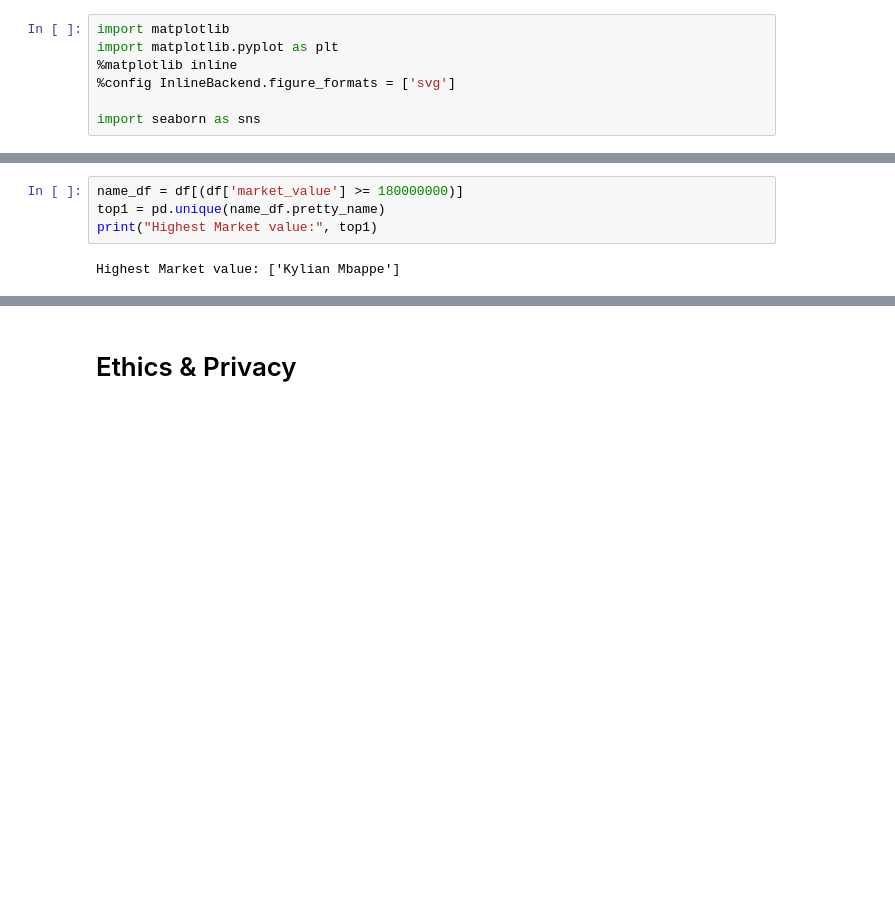
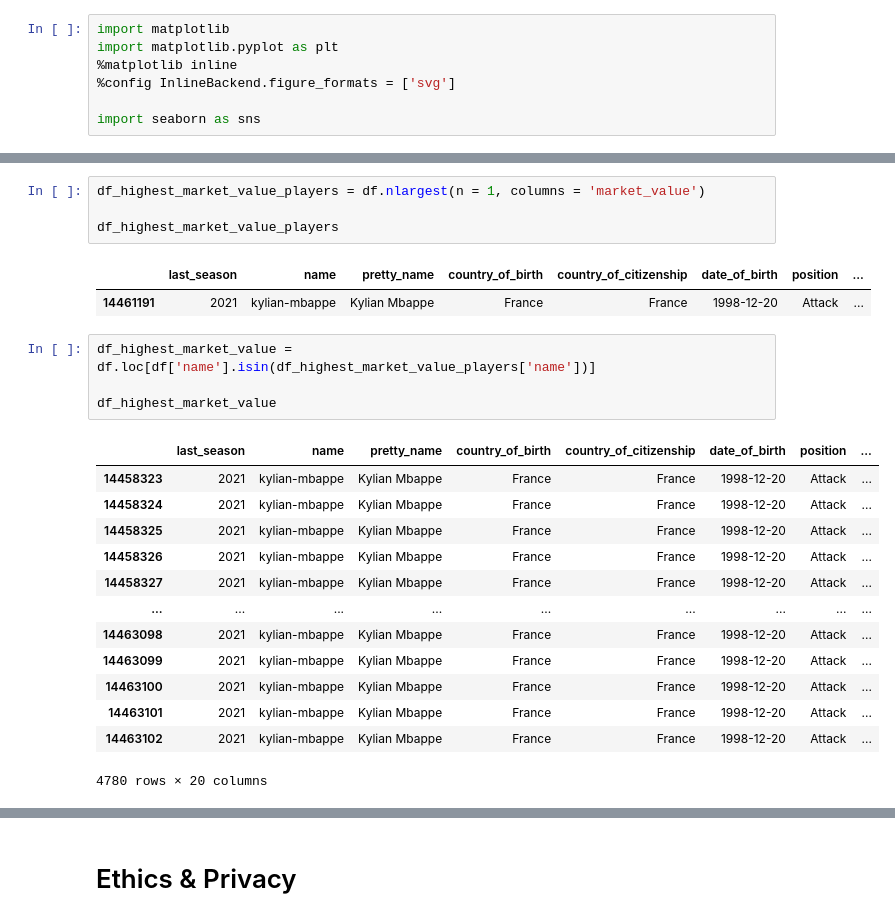
Before and after one commit to kade09/FifaMarketValueML, a Jupyter notebook: Checkpoint_group028.ipynb, the cells around one changed output, grey strips where cells are left out. Cells and saved outputs as stored; diff of their text form; blank space fills up the shorter version.

```diff
--- a/Checkpoint_group028.ipynb
+++ b/Checkpoint_group028.ipynb
@@ -419,8 +415,27 @@ sns.displot(data = df, x = 'market_value')
 [drawing not drawn]
-# %%
-name_df = df[(df['market_value'] >= 180000000)]
-top1 = pd.unique(name_df.pretty_name)
-print("Highest Market value:", top1)
-# %% [output]
-Highest Market value: ['Kylian Mbappe']
+# %%
+df_highest_market_value_players = df.nlargest(n = 1, columns = 'market_value')
+
+df_highest_market_value_players
+# %% [output]
+|  | last_season | name | pretty_name | country_of_birth | country_of_citizenship | date_of_birth | position | ... |
+| 14461191 | 2021 | kylian-mbappe | Kylian Mbappe | France | France | 1998-12-20 | Attack | ... |
+# %%
+df_highest_market_value = df.loc[df['name'].isin(df_highest_market_value_players['name'])]
+
+df_highest_market_value
+# %% [output]
+|  | last_season | name | pretty_name | country_of_birth | country_of_citizenship | date_of_birth | position | ... |
+| 14458323 | 2021 | kylian-mbappe | Kylian Mbappe | France | France | 1998-12-20 | Attack | ... |
+| 14458324 | 2021 | kylian-mbappe | Kylian Mbappe | France | France | 1998-12-20 | Attack | ... |
+| 14458325 | 2021 | kylian-mbappe | Kylian Mbappe | France | France | 1998-12-20 | Attack | ... |
+| 14458326 | 2021 | kylian-mbappe | Kylian Mbappe | France | France | 1998-12-20 | Attack | ... |
+| 14458327 | 2021 | kylian-mbappe | Kylian Mbappe | France | France | 1998-12-20 | Attack | ... |
+| ... | ... | ... | ... | ... | ... | ... | ... | ... |
+| 14463098 | 2021 | kylian-mbappe | Kylian Mbappe | France | France | 1998-12-20 | Attack | ... |
+| 14463099 | 2021 | kylian-mbappe | Kylian Mbappe | France | France | 1998-12-20 | Attack | ... |
+| 14463100 | 2021 | kylian-mbappe | Kylian Mbappe | France | France | 1998-12-20 | Attack | ... |
+| 14463101 | 2021 | kylian-mbappe | Kylian Mbappe | France | France | 1998-12-20 | Attack | ... |
+| 14463102 | 2021 | kylian-mbappe | Kylian Mbappe | France | France | 1998-12-20 | Attack | ... |
+4780 rows × 20 columns
 # %%
```
Also changed, not shown: parts of 3 cells of this notebook.
